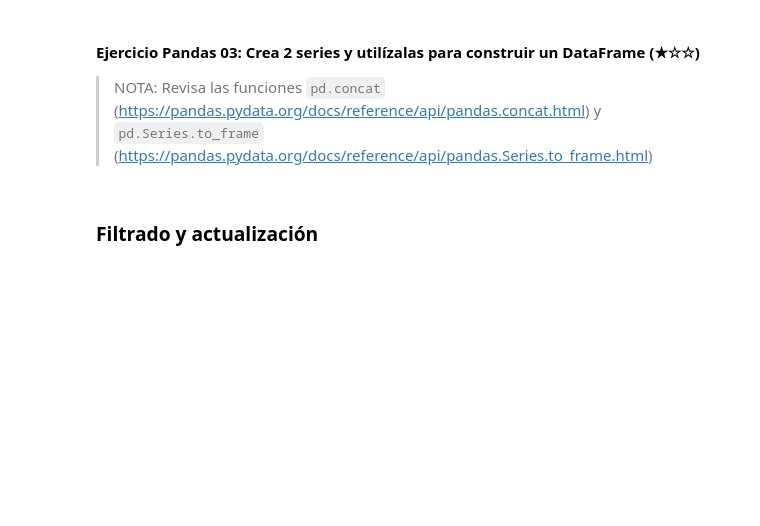
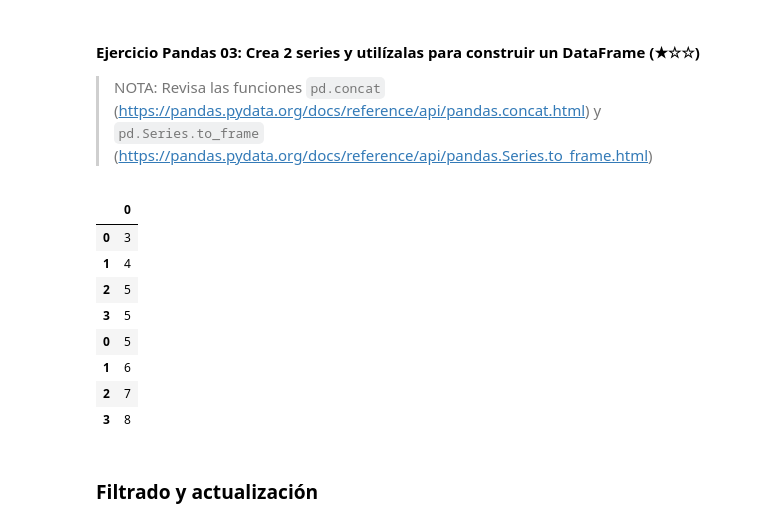
Before and after one commit to JCSB247/4GeeksAcademy, a Jupyter notebook: 03-pandas/03.1-Intro-To-Pandas.es.ipynb, the cells around one changed output. Saved outputs shown, nothing was run; the diff lists cells and outputs as text; code cells hidden in the pictures; blank space fills up the shorter version.

```diff
--- a/03-pandas/03.1-Intro-To-Pandas.es.ipynb
+++ b/03-pandas/03.1-Intro-To-Pandas.es.ipynb
@@ -319,6 +392,21 @@ En el siguiente enlace puedes conseguir las [soluciones a los ejercicios de pand
 #### Ejercicio Pandas 03: Crea 2 series y utilízalas para construir un DataFrame (★☆☆)
 
 > NOTA: Revisa las funciones `pd.concat` (https://pandas.pydata.org/docs/reference/api/pandas.concat.html) y `pd.Series.to_frame` (https://pandas.pydata.org/docs/reference/api/pandas.Series.to_frame.html)
+# %%
+s1 = pd.Series([3, 4, 5, 5])
+s2 = pd.Series([5, 6, 7, 8])
+s = pd.concat([s1, s2])
+s.to_frame()
+# %% [output]
+|  | 0 |
+| 0 | 3 |
+| 1 | 4 |
+| 2 | 5 |
+| 3 | 5 |
+| 0 | 5 |
+| 1 | 6 |
+| 2 | 7 |
+| 3 | 8 |
 # %% [markdown]
 ### Filtrado y actualización
 # %% [markdown]
```
Also changed, not shown: parts of 14 cells of this notebook.
